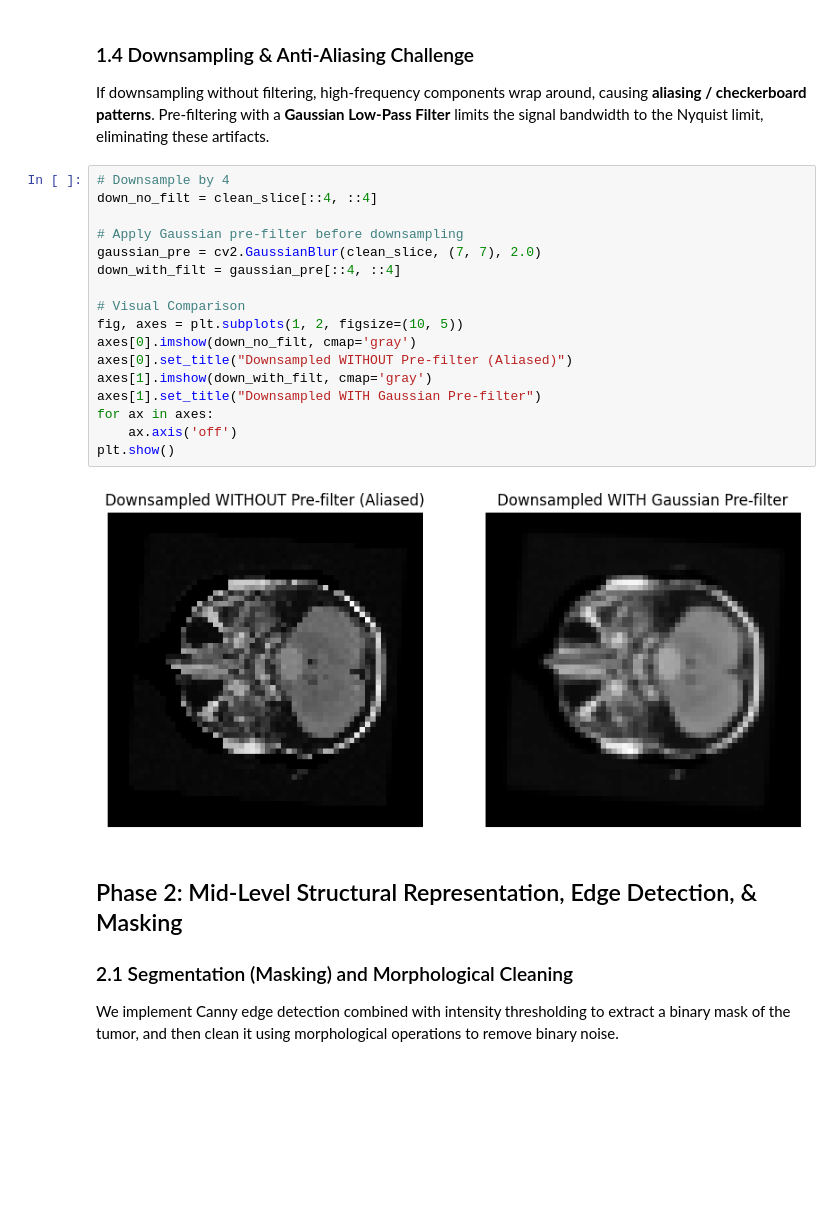
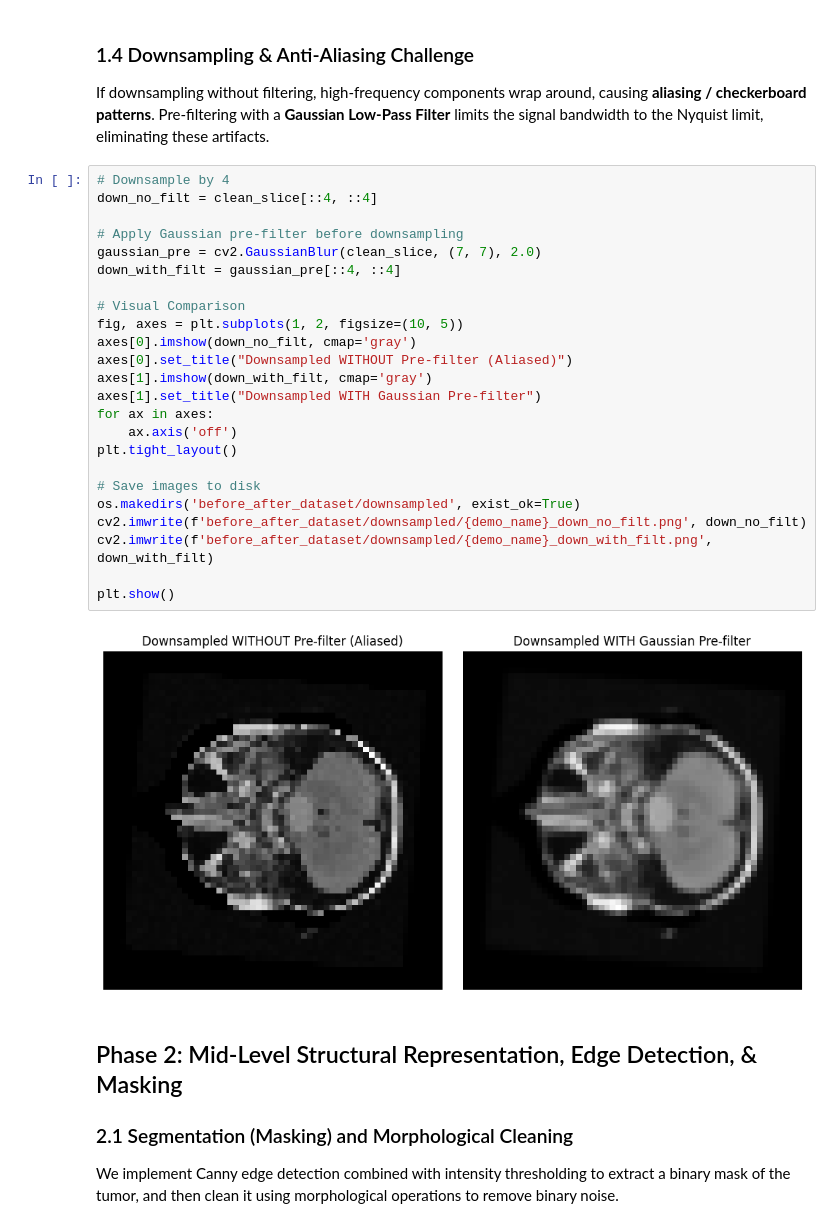
Before and after one commit to shahrukhfu/brain-mri-analysis-deep-vision-pipeline, a Jupyter notebook: mri_analysis_pipeline.ipynb, the cells around one changed output. Saved outputs shown, nothing was run; the diff lists cells and outputs as text; blank space fills up the shorter version.

```diff
--- a/mri_analysis_pipeline.ipynb
+++ b/mri_analysis_pipeline.ipynb
@@ -170,22 +181,29 @@ If downsampling without filtering, high-frequency components wrap around, causin
 # %%
 # Downsample by 4
 down_no_filt = clean_slice[::4, ::4]
 
 # Apply Gaussian pre-filter before downsampling
 gaussian_pre = cv2.GaussianBlur(clean_slice, (7, 7), 2.0)
 down_with_filt = gaussian_pre[::4, ::4]
 
 # Visual Comparison
 fig, axes = plt.subplots(1, 2, figsize=(10, 5))
 axes[0].imshow(down_no_filt, cmap='gray')
 axes[0].set_title("Downsampled WITHOUT Pre-filter (Aliased)")
 axes[1].imshow(down_with_filt, cmap='gray')
 axes[1].set_title("Downsampled WITH Gaussian Pre-filter")
 for ax in axes:
     ax.axis('off')
+plt.tight_layout()
+
+# Save images to disk
+os.makedirs('before_after_dataset/downsampled', exist_ok=True)
+cv2.imwrite(f'before_after_dataset/downsampled/{demo_name}_down_no_filt.png', down_no_filt)
+cv2.imwrite(f'before_after_dataset/downsampled/{demo_name}_down_with_filt.png', down_with_filt)
+
 plt.show()
 # %% [output]
-[figure, old version]
+[figure, new version]
 # %% [markdown]
 ## Phase 2: Mid-Level Structural Representation, Edge Detection, & Masking
 
```
Also changed, not shown: parts of 7 cells of this notebook, 8 other files.
